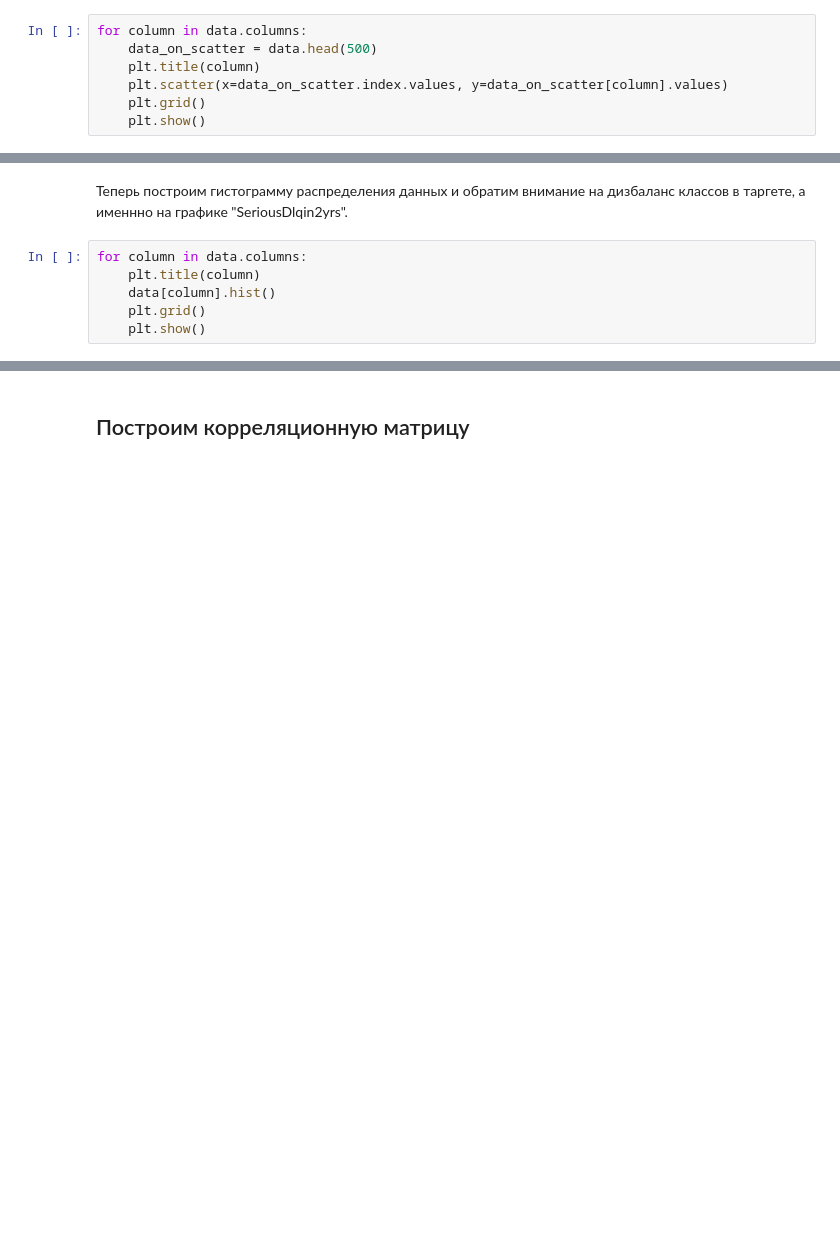
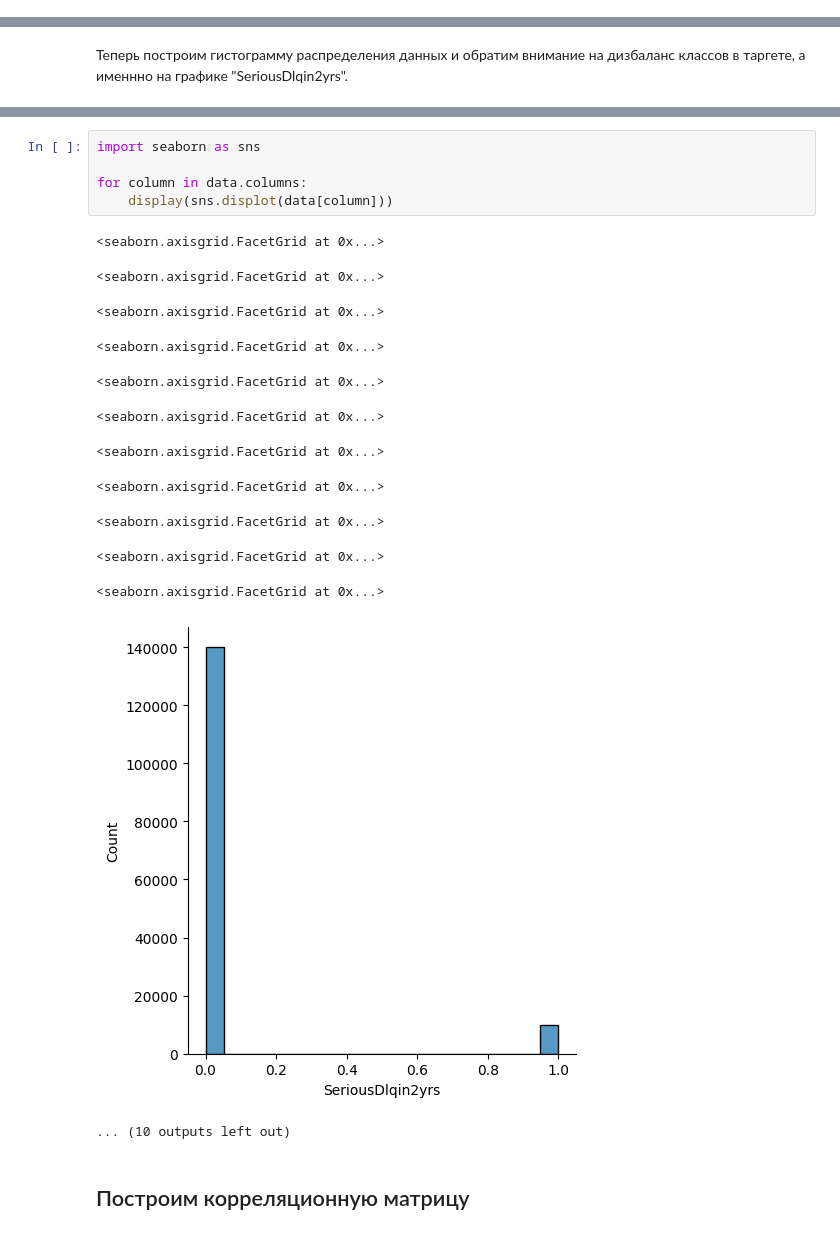
Before and after one commit to l00fi/bayes_optimization, a Jupyter notebook: main.ipynb, the cells around one changed output, grey strips where cells are left out. Drawn from its saved outputs; the diff is of its cells as text; blank space fills up the shorter version.

```diff
--- a/main.ipynb
+++ b/main.ipynb
@@ -80,8 +83 @@ None
 (None, None, None)
-# %%
-for column in data.columns:
-    data_on_scatter = data.head(500)
-    plt.title(column)
-    plt.scatter(x=data_on_scatter.index.values, y=data_on_scatter[column].values)
-    plt.grid()
-    plt.show()
@@ -184,9 +173,3 @@ for column in another_columns:
     data.loc[data[data[column] < downline].index, column] = median
 # %% [markdown]
 Теперь построим гистограмму распределения данных и обратим внимание на дизбаланс классов в таргете, а именнно на графике "SeriousDlqin2yrs".
-# %%
-for column in data.columns:
-    plt.title(column)
-    data[column].hist()
-    plt.grid()
-    plt.show()
@@ -205,3 +176,22 @@ for column in data.columns:
+# %%
+import seaborn as sns
+
+for column in data.columns:
+    display(sns.displot(data[column]))
+# %% [output]
+<seaborn.axisgrid.FacetGrid at 0x...>
+<seaborn.axisgrid.FacetGrid at 0x...>
+<seaborn.axisgrid.FacetGrid at 0x...>
+<seaborn.axisgrid.FacetGrid at 0x...>
+<seaborn.axisgrid.FacetGrid at 0x...>
+<seaborn.axisgrid.FacetGrid at 0x...>
+<seaborn.axisgrid.FacetGrid at 0x...>
+<seaborn.axisgrid.FacetGrid at 0x...>
+<seaborn.axisgrid.FacetGrid at 0x...>
+<seaborn.axisgrid.FacetGrid at 0x...>
+<seaborn.axisgrid.FacetGrid at 0x...>
+[figure, added]
+... (10 outputs left out)
 # %% [markdown]
 ## Построим корреляционную матрицу
 # %%
```
Also changed, not shown: parts of 28 cells of this notebook, 1 other file.
